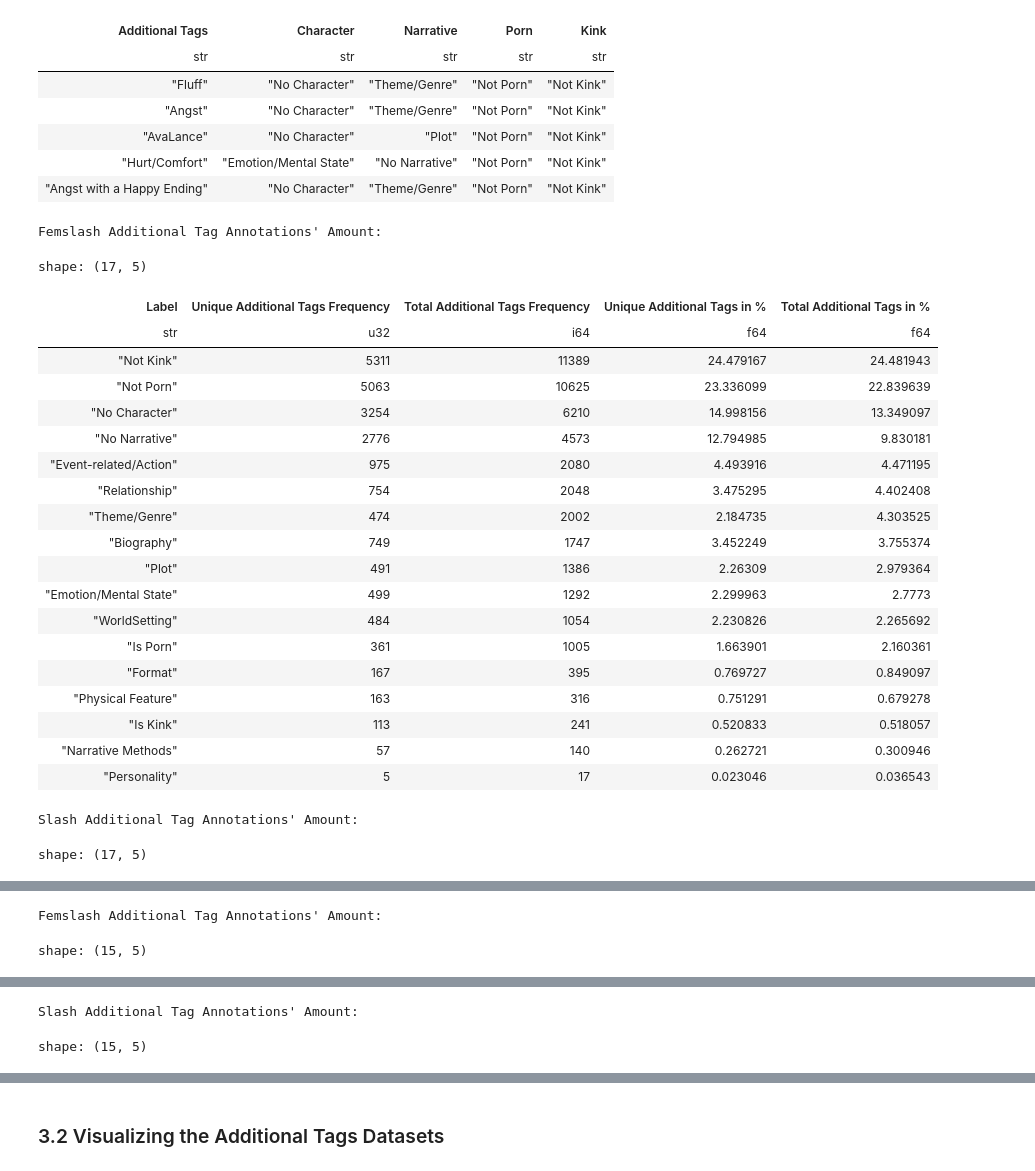
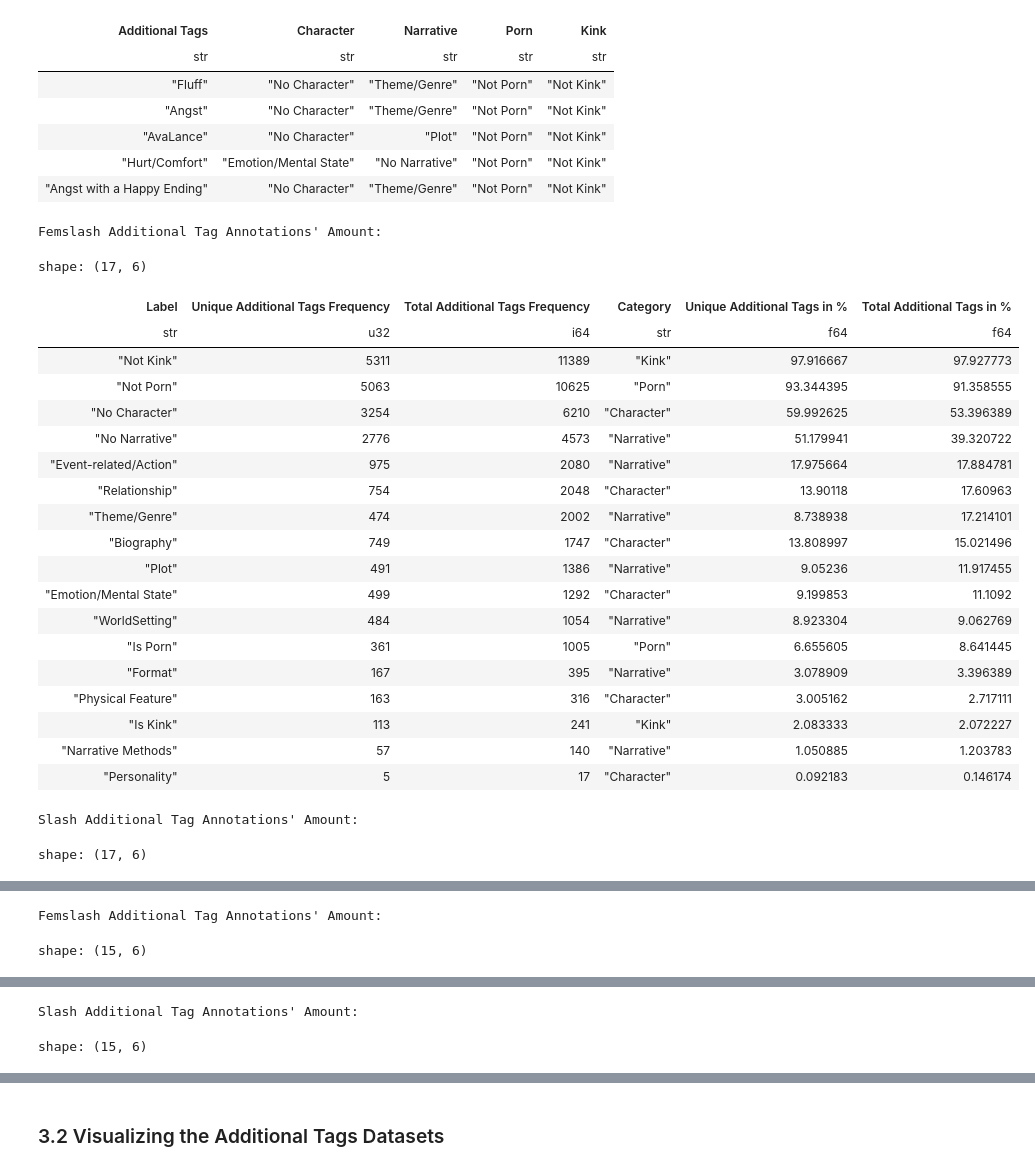
Before and after one commit to Cameron-Meinsma/ma_dh_thesis_v2, a Jupyter notebook: sub_rq_1.ipynb, the cells around one changed output, grey strips where cells are left out. Saved outputs shown, nothing was run; the diff lists cells and outputs as text; code cells hidden in the pictures.

```diff
--- a/sub_rq_1.ipynb
+++ b/sub_rq_1.ipynb
@@ -333,69 +333,65 @@ def label_freq(df):
     df_label_freq = df_label_freq.sort(pl.col("Total Additional Tags Frequency"), descending=True)
 
     return df_label_freq
+# %%
+character_labels = ["No Character", "Biography", "Physical Feature", "Emotion/Mental State", "Relationship", "Personality"]
+narrative_labels = ["No Narrative", "Plot", "Event-related/Action", "Theme/Genre", "WorldSetting", "Narrative Methods", "Format"]
+porn_labels = ["Not Porn", "Is Porn"]
+kink_labels = ["Not Kink", "Is Kink"]
 # %%
 # Filtered by F/F
-df_add_tags_ff = df_annotated_tags_fandom_category.filter(
-    pl.col("Category") == "F/F"
-).group_by("Additional Tags").agg(pl.col("Freq").sum()) # Calculate the frequency of the additional tags
-df_add_tags_ff = df_add_tags_ff.join(df_add_tag_annotation, on="Additional Tags") # Add the annotations
-df_add_tags_ff = label_freq(df_add_tags_ff) # Calculate the frequency of the annotation labels
-df_add_tags_ff_unique_amt = df_add_tags_ff.select(pl.sum("Unique Additional Tags Frequency")) # Calculate the sum of the unique additional tags
-df_add_tags_ff_total_amt = df_add_tags_ff.select(pl.sum("Total Additional Tags Frequency")) # Calculate the sum of the total additional tags
-df_add_tags_ff = df_add_tags_ff.with_columns((pl.col("Unique Additional Tags Frequency") / df_add_tags_ff_unique_amt.item(0,0) * 100).alias("Unique Additional Tags in %")) # Calculate the percentage of the unique additional tags
-df_add_tags_ff = df_add_tags_ff.with_columns((pl.col("Total Additional Tags Frequency") / df_add_tags_ff_total_amt.item(0,0) * 100).alias("Total Additional Tags in %")) # Calculate the percentage of the total additional tags
+df_add_tags_ff = df_annotated_tags_fandom_category.filter((pl.col("Category") == "F/F")).group_by("Additional Tags").agg(pl.col("Freq").sum())
+df_add_tags_ff = df_add_tags_ff.join(df_add_tag_annotation, on="Additional Tags") # Add annotations
+df_add_tags_ff = label_freq(df_add_tags_ff) # Calculate annotation frequencies
+df_add_tags_ff = df_add_tags_ff.with_columns(pl.when(pl.col("Label").is_in(character_labels)).then(pl.lit("Character")).when(pl.col("Label").is_in(narrative_labels)).then(pl.lit("Narrative")).when(pl.col("Label").is_in(porn_labels)).then(pl.lit("Porn")).when(pl.col("Label").is_in(kink_labels)).then(pl.lit("Kink")).alias("Category")) # Assign annotation category
+df_add_tags_ff = df_add_tags_ff.with_columns((pl.col("Unique Additional Tags Frequency") / pl.col("Unique Additional Tags Frequency").sum().over("Category") * 100).alias("Unique Additional Tags in %"), (pl.col("Total Additional Tags Frequency") / pl.col("Total Additional Tags Frequency").sum().over("Category") * 100).alias("Total Additional Tags in %")) # Calculate percentages within each annotation category
 
 # Filtered by M/M
-df_add_tags_mm = df_annotated_tags_fandom_category.filter(
-    pl.col("Category") == "M/M"
-).group_by("Additional Tags").agg(pl.col("Freq").sum()) # Calculate the frequency of the additional tags
-df_add_tags_mm = df_add_tags_mm.join(df_add_tag_annotation, on="Additional Tags") # Add the annotations
-df_add_tags_mm = label_freq(df_add_tags_mm) # Calculate the frequency of the annotation labels
-df_add_tags_mm_unique_amt = df_add_tags_mm.select(pl.sum("Unique Additional Tags Frequency")) # Calculate the sum of the unique additional tags
-df_add_tags_mm_total_amt = df_add_tags_mm.select(pl.sum("Total Additional Tags Frequency")) # Calculate the sum of the total additional tags
-df_add_tags_mm = df_add_tags_mm.with_columns((pl.col("Unique Additional Tags Frequency") / df_add_tags_mm_unique_amt.item(0,0) * 100).alias("Unique Additional Tags in %")) # Calculate the percentage of the unique additional tags
-df_add_tags_mm = df_add_tags_mm.with_columns((pl.col("Total Additional Tags Frequency") / df_add_tags_mm_total_amt.item(0,0) * 100).alias("Total Additional Tags in %")) # Calculate the percentage of the total additional tags
+df_add_tags_mm = df_annotated_tags_fandom_category.filter((pl.col("Category") == "F/M")).group_by("Additional Tags").agg(pl.col("Freq").sum())
+df_add_tags_mm = df_add_tags_mm.join(df_add_tag_annotation, on="Additional Tags") # Add annotations
+df_add_tags_mm = label_freq(df_add_tags_mm) # Calculate annotation frequencies
+df_add_tags_mm = df_add_tags_mm.with_columns(pl.when(pl.col("Label").is_in(character_labels)).then(pl.lit("Character")).when(pl.col("Label").is_in(narrative_labels)).then(pl.lit("Narrative")).when(pl.col("Label").is_in(porn_labels)).then(pl.lit("Porn")).when(pl.col("Label").is_in(kink_labels)).then(pl.lit("Kink")).alias("Category")) # Assign annotation category
+df_add_tags_mm = df_add_tags_mm.with_columns((pl.col("Unique Additional Tags Frequency") / pl.col("Unique Additional Tags Frequency").sum().over("Category") * 100).alias("Unique Additional Tags in %"), (pl.col("Total Additional Tags Frequency") / pl.col("Total Additional Tags Frequency").sum().over("Category") * 100).alias("Total Additional Tags in %")) # Calculate percentages within each annotation category
 
 print("Femslash Additional Tag Annotations' Amount:")
 df_add_tags_ff.show(17)
 print("Slash Additional Tag Annotations' Amount:")
 df_add_tags_mm.show(17)
 
-# Remove the labels for readability
 df_add_tags_ff = df_add_tags_ff.filter(
     (pl.col("Label") != "Not Kink") &
     (pl.col("Label") != "Not Porn")
 )
 df_add_tags_mm = df_add_tags_mm.filter(
     (pl.col("Label") != "Not Kink") &
     (pl.col("Label") != "Not Porn")
 )
 
 print("Femslash Additional Tag Annotations' Amount:")
 df_add_tags_ff.show(17)
 print("Slash Additional Tag Annotations' Amount:")
 df_add_tags_mm.show(17)
 # %% [output]
 Femslash Additional Tag Annotations' Amount:
-shape: (17, 5)
+shape: (17, 6)
-| Label | Unique Additional Tags Frequency | Total Additional Tags Frequency | Unique Additional Tags in % | Total Additional Tags in % |
-| str | u32 | i64 | f64 | f64 |
-| "Not Kink" | 5311 | 11389 | 24.479167 | 24.481943 |
-| "Not Porn" | 5063 | 10625 | 23.336099 | 22.839639 |
-| "No Character" | 3254 | 6210 | 14.998156 | 13.349097 |
-| "No Narrative" | 2776 | 4573 | 12.794985 | 9.830181 |
-| "Event-related/Action" | 975 | 2080 | 4.493916 | 4.471195 |
-| "Relationship" | 754 | 2048 | 3.475295 | 4.402408 |
-| "Theme/Genre" | 474 | 2002 | 2.184735 | 4.303525 |
-| "Biography" | 749 | 1747 | 3.452249 | 3.755374 |
-| "Plot" | 491 | 1386 | 2.26309 | 2.979364 |
-| "Emotion/Mental State" | 499 | 1292 | 2.299963 | 2.7773 |
-| "WorldSetting" | 484 | 1054 | 2.230826 | 2.265692 |
-| "Is Porn" | 361 | 1005 | 1.663901 | 2.160361 |
-| "Format" | 167 | 395 | 0.769727 | 0.849097 |
-| "Physical Feature" | 163 | 316 | 0.751291 | 0.679278 |
-| "Is Kink" | 113 | 241 | 0.520833 | 0.518057 |
-| "Narrative Methods" | 57 | 140 | 0.262721 | 0.300946 |
-| "Personality" | 5 | 17 | 0.023046 | 0.036543 |
+| Label | Unique Additional Tags Frequency | Total Additional Tags Frequency | Category | Unique Additional Tags in % | Total Additional Tags in % |
+| str | u32 | i64 | str | f64 | f64 |
+| "Not Kink" | 5311 | 11389 | "Kink" | 97.916667 | 97.927773 |
+| "Not Porn" | 5063 | 10625 | "Porn" | 93.344395 | 91.358555 |
+| "No Character" | 3254 | 6210 | "Character" | 59.992625 | 53.396389 |
+| "No Narrative" | 2776 | 4573 | "Narrative" | 51.179941 | 39.320722 |
+| "Event-related/Action" | 975 | 2080 | "Narrative" | 17.975664 | 17.884781 |
+| "Relationship" | 754 | 2048 | "Character" | 13.90118 | 17.60963 |
+| "Theme/Genre" | 474 | 2002 | "Narrative" | 8.738938 | 17.214101 |
+| "Biography" | 749 | 1747 | "Character" | 13.808997 | 15.021496 |
+| "Plot" | 491 | 1386 | "Narrative" | 9.05236 | 11.917455 |
+| "Emotion/Mental State" | 499 | 1292 | "Character" | 9.199853 | 11.1092 |
+| "WorldSetting" | 484 | 1054 | "Narrative" | 8.923304 | 9.062769 |
+| "Is Porn" | 361 | 1005 | "Porn" | 6.655605 | 8.641445 |
+| "Format" | 167 | 395 | "Narrative" | 3.078909 | 3.396389 |
+| "Physical Feature" | 163 | 316 | "Character" | 3.005162 | 2.717111 |
+| "Is Kink" | 113 | 241 | "Kink" | 2.083333 | 2.072227 |
+| "Narrative Methods" | 57 | 140 | "Narrative" | 1.050885 | 1.203783 |
+| "Personality" | 5 | 17 | "Character" | 0.092183 | 0.146174 |
 Slash Additional Tag Annotations' Amount:
-shape: (17, 5)
+shape: (17, 6)
@@ -421,2 +417,2 @@ shape: (17, 5)
 Femslash Additional Tag Annotations' Amount:
-shape: (15, 5)
+shape: (15, 6)
@@ -440,2 +436,2 @@ shape: (15, 5)
 Slash Additional Tag Annotations' Amount:
-shape: (15, 5)
+shape: (15, 6)
```
Also changed, not shown: parts of 2 cells of this notebook, 1 other file.
